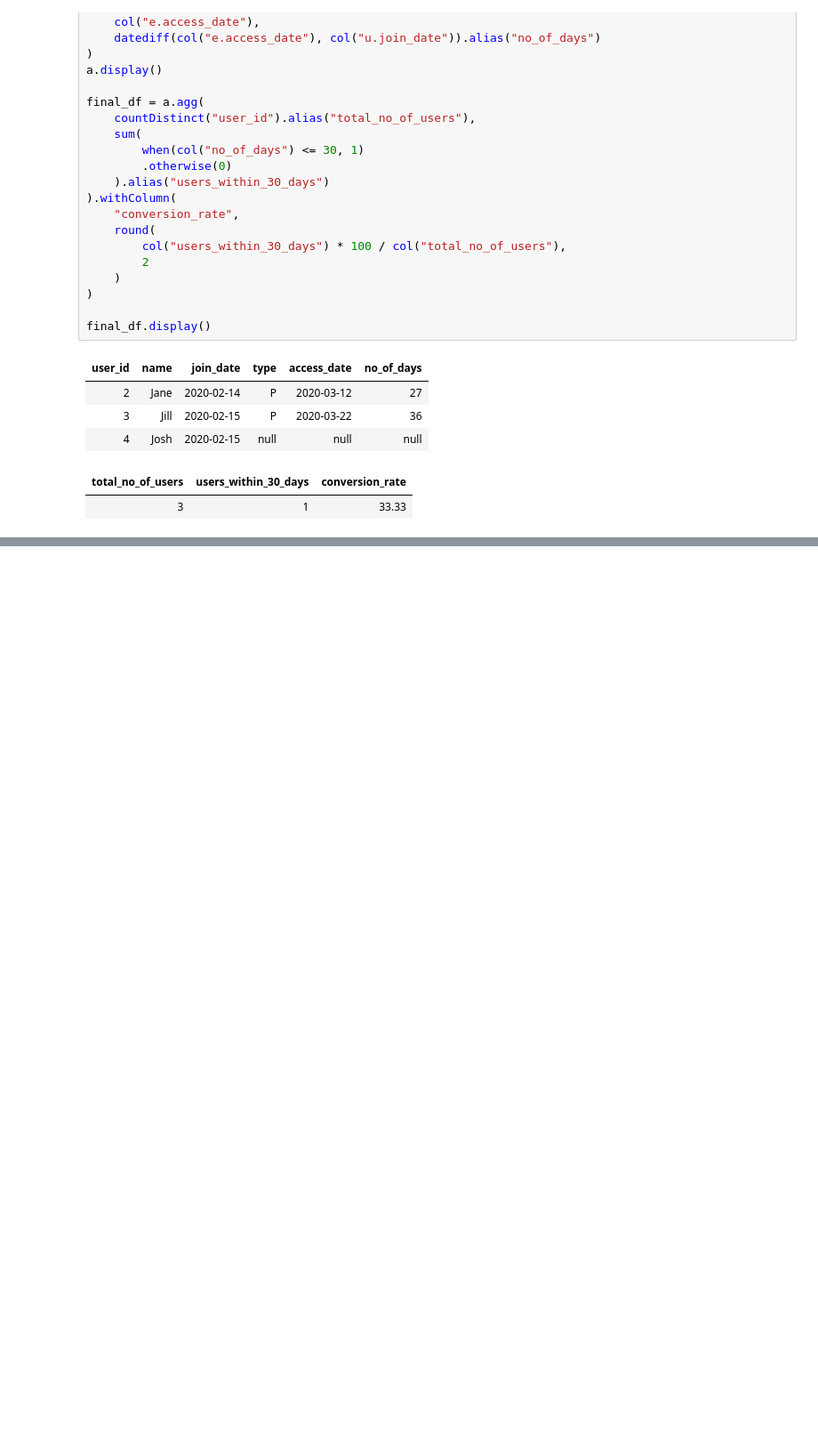
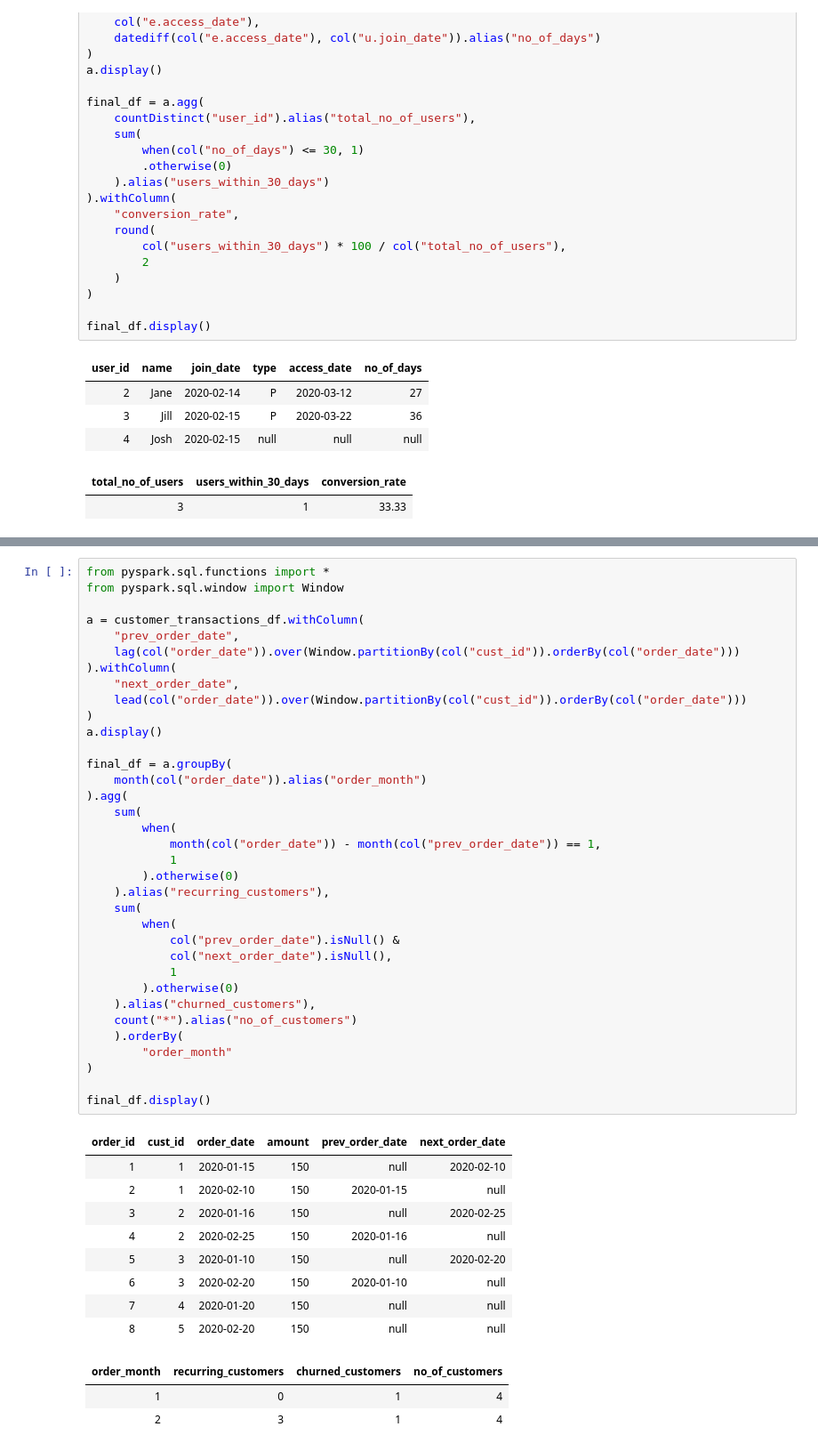
Before and after one commit to Rupam-1/SQL-Pyspark-practise_youtube, a Jupyter notebook: 04. PYSPARK - Part2.ipynb, the cells around one changed output, grey strips where cells are left out. Shown at 89% size. Drawn from its saved outputs; the diff is of its cells as text; blank space fills up the shorter version.

```diff
--- a/04. PYSPARK - Part2.ipynb
+++ b/04. PYSPARK - Part2.ipynb
@@ -362,0 +426,48 @@ final_df.display()
+# %%
+from pyspark.sql.functions import *
+from pyspark.sql.window import Window
+
+a = customer_transactions_df.withColumn(
+    "prev_order_date",
+    lag(col("order_date")).over(Window.partitionBy(col("cust_id")).orderBy(col("order_date")))
+).withColumn(
+    "next_order_date",
+    lead(col("order_date")).over(Window.partitionBy(col("cust_id")).orderBy(col("order_date")))
+)
+a.display()
+
+final_df = a.groupBy(
+    month(col("order_date")).alias("order_month")
+).agg(
+    sum(
+        when(
+            month(col("order_date")) - month(col("prev_order_date")) == 1,
+            1
+        ).otherwise(0)
+    ).alias("recurring_customers"),
+    sum(
+        when(
+            col("prev_order_date").isNull() &
+            col("next_order_date").isNull(),
+            1
+        ).otherwise(0)
+    ).alias("churned_customers"),
+    count("*").alias("no_of_customers")
+    ).orderBy(
+        "order_month"
+)
+
+final_df.display()
+# %% [output]
+| order_id | cust_id | order_date | amount | prev_order_date | next_order_date |
+| 1 | 1 | 2020-01-15 | 150 | null | 2020-02-10 |
+| 2 | 1 | 2020-02-10 | 150 | 2020-01-15 | null |
+| 3 | 2 | 2020-01-16 | 150 | null | 2020-02-25 |
+| 4 | 2 | 2020-02-25 | 150 | 2020-01-16 | null |
+| 5 | 3 | 2020-01-10 | 150 | null | 2020-02-20 |
+| 6 | 3 | 2020-02-20 | 150 | 2020-01-10 | null |
+| 7 | 4 | 2020-01-20 | 150 | null | null |
+| 8 | 5 | 2020-02-20 | 150 | null | null |
+| order_month | recurring_customers | churned_customers | no_of_customers |
+| 1 | 0 | 1 | 4 |
+| 2 | 3 | 1 | 4 |
```
Also changed, not shown: parts of 4 cells of this notebook, 1 other file.
